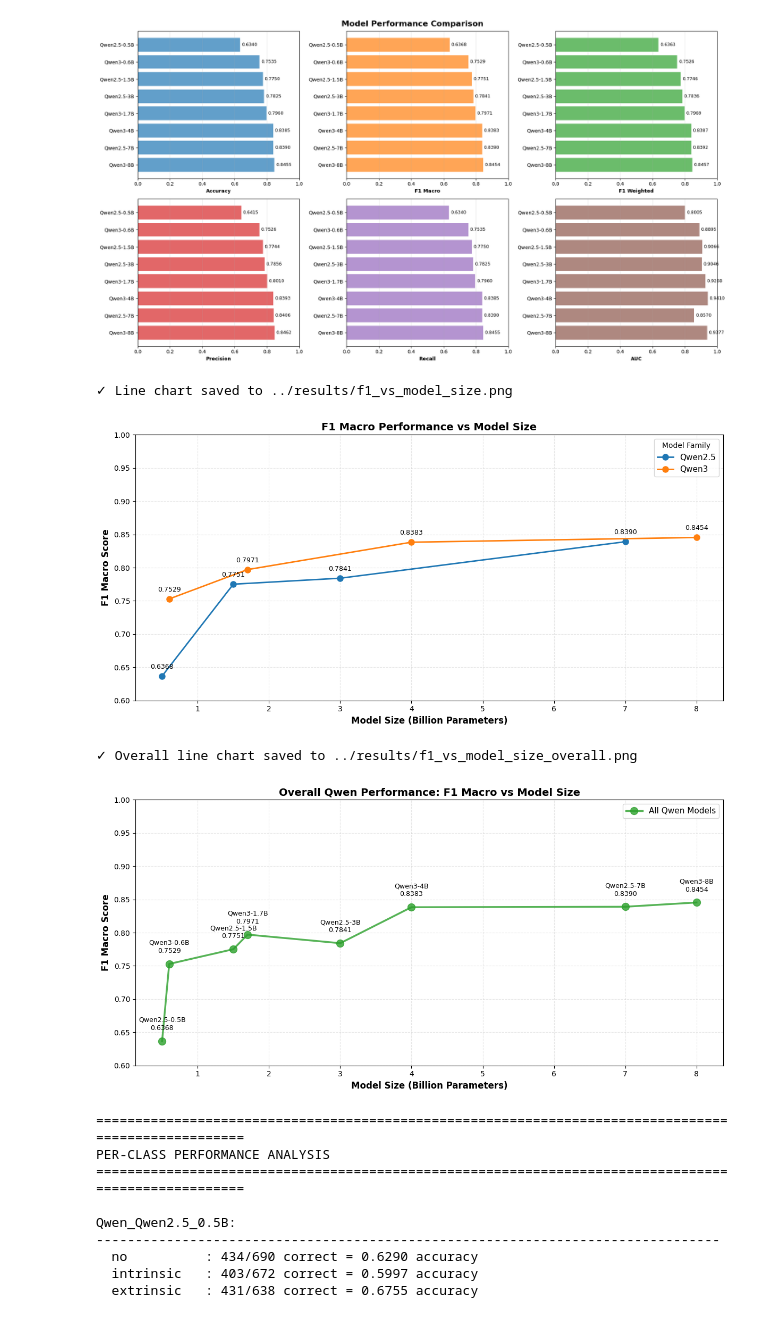
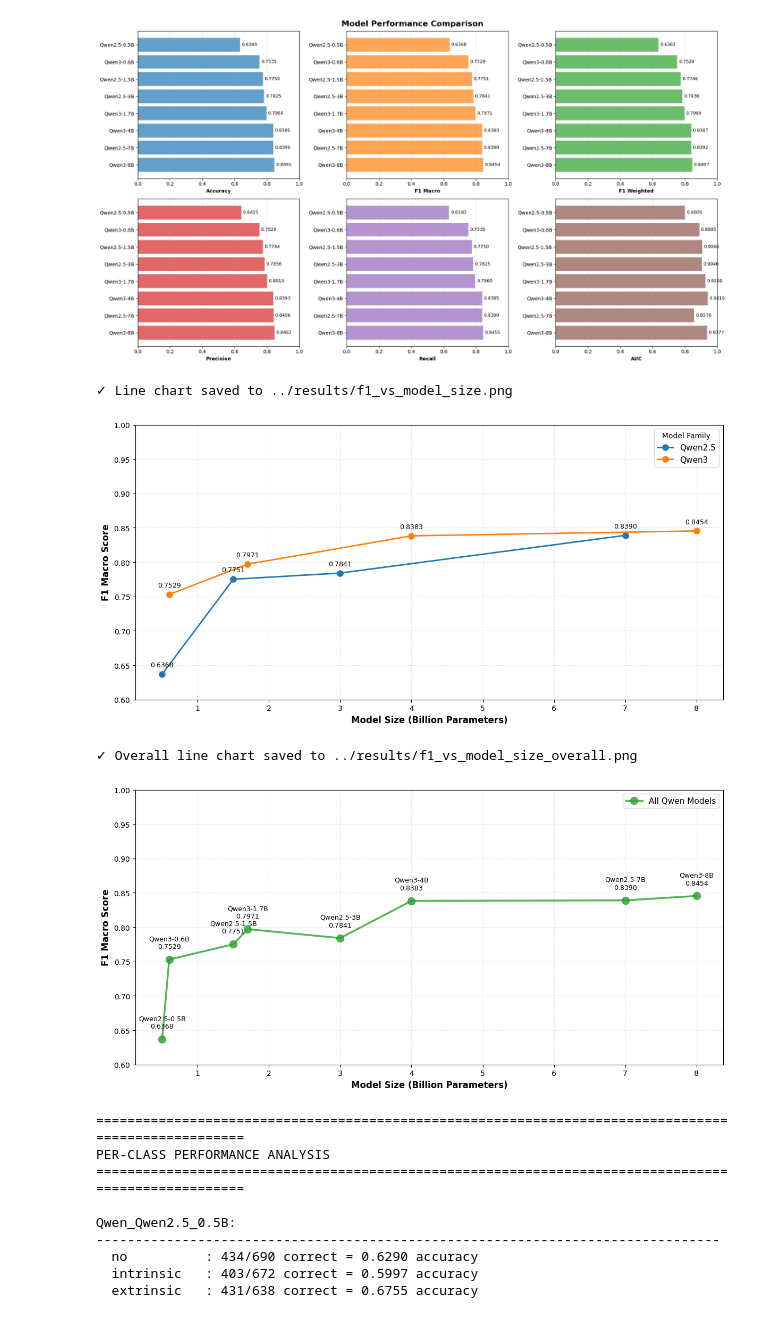
Before and after one commit to huynguyentuank22/Vihallu, a Jupyter notebook: notebooks/evaluate_models.ipynb, the cells around one changed output. Saved outputs shown, nothing was run; the diff lists cells and outputs as text; code cells hidden in the pictures.

Commit message:
Add some results

```diff
--- a/notebooks/evaluate_models.ipynb
+++ b/notebooks/evaluate_models.ipynb
@@ -234,36 +234,36 @@ line_df['Size'] = line_df['Model'].str.split('-').str[1]    # 0.5B, 1.5B, etc.
 line_df['Size_Numeric'] = line_df['Size'].str.replace('B', '').astype(float)
 
 # Sort by size
 line_df = line_df.sort_values('Size_Numeric')
 
 # Create line chart
 fig, ax = plt.subplots(figsize=(12, 6))
 
 # Plot separate lines for each model family
 for family in line_df['Family'].unique():
     family_data = line_df[line_df['Family'] == family]
     ax.plot(family_data['Size_Numeric'], family_data['F1 Macro'],
             marker='o', linewidth=2, markersize=8, label=family)
 
     # Add value labels
     for x, y, model in zip(family_data['Size_Numeric'], family_data['F1 Macro'], family_data['Model']):
         ax.annotate(f'{y:.4f}', (x, y), textcoords="offset points",
                    xytext=(0,10), ha='center', fontsize=9)
 
 ax.set_xlabel('Model Size (Billion Parameters)', fontsize=12, fontweight='bold')
 ax.set_ylabel('F1 Macro Score', fontsize=12, fontweight='bold')
-ax.set_title('F1 Macro Performance vs Model Size', fontsize=14, fontweight='bold')
+# ax.set_title('F1 Macro Performance vs Model Size', fontsize=14, fontweight='bold')
 ax.legend(title='Model Family', fontsize=11)
 ax.grid(True, alpha=0.3, linestyle='--')
 ax.set_ylim(bottom=0.6, top=1.0)
 
 plt.tight_layout()
-plt.savefig('../results/f1_vs_model_size.png', dpi=300, bbox_inches='tight')
+plt.savefig('../results/f1_vs_model_size.pdf', dpi=300, bbox_inches='tight')
 print("\n✓ Line chart saved to ../results/f1_vs_model_size.png")
 plt.show()
 # %% [output]
 ✓ Line chart saved to ../results/f1_vs_model_size.png
-[figure, old version]
+[figure, new version]
 # %%
 # Overall Qwen line chart
 fig, ax = plt.subplots(figsize=(12, 6))
@@ -280,18 +280,18 @@ for x, y, model in zip(line_df['Size_Numeric'], line_df['F1 Macro'], line_df['Mo
 
 ax.set_xlabel('Model Size (Billion Parameters)', fontsize=12, fontweight='bold')
 ax.set_ylabel('F1 Macro Score', fontsize=12, fontweight='bold')
-ax.set_title('Overall Qwen Performance: F1 Macro vs Model Size', fontsize=14, fontweight='bold')
+# ax.set_title('Overall Qwen Performance: F1 Macro vs Model Size', fontsize=14, fontweight='bold')
 ax.legend(fontsize=11)
 ax.grid(True, alpha=0.3, linestyle='--')
 ax.set_ylim(bottom=0.6, top=1.0)
 
 plt.tight_layout()
-plt.savefig('../results/f1_vs_model_size_overall.png', dpi=300, bbox_inches='tight')
+plt.savefig('../results/f1_vs_model_size_overall.pdf', dpi=300, bbox_inches='tight')
 print("\n✓ Overall line chart saved to ../results/f1_vs_model_size_overall.png")
 plt.show()
 # %% [output]
 ✓ Overall line chart saved to ../results/f1_vs_model_size_overall.png
-[figure, old version]
+[figure, new version]
 # %%
 # Per-class performance analysis
 print("\n" + "="*100)
```
Also changed, not shown: 7 other files.
